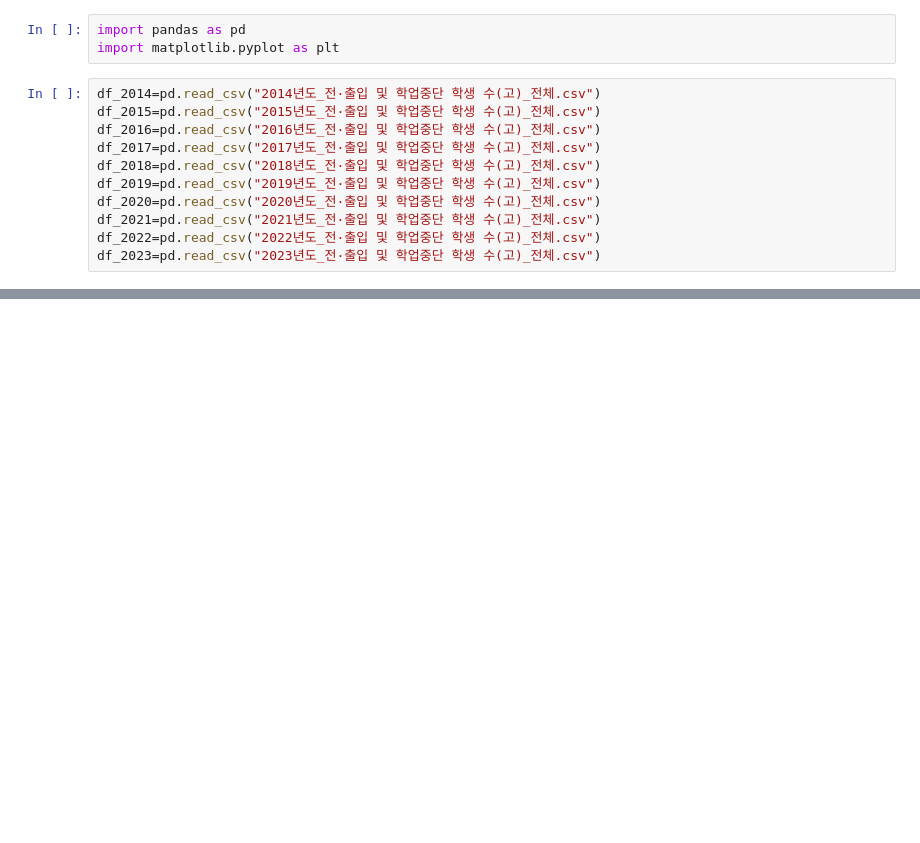
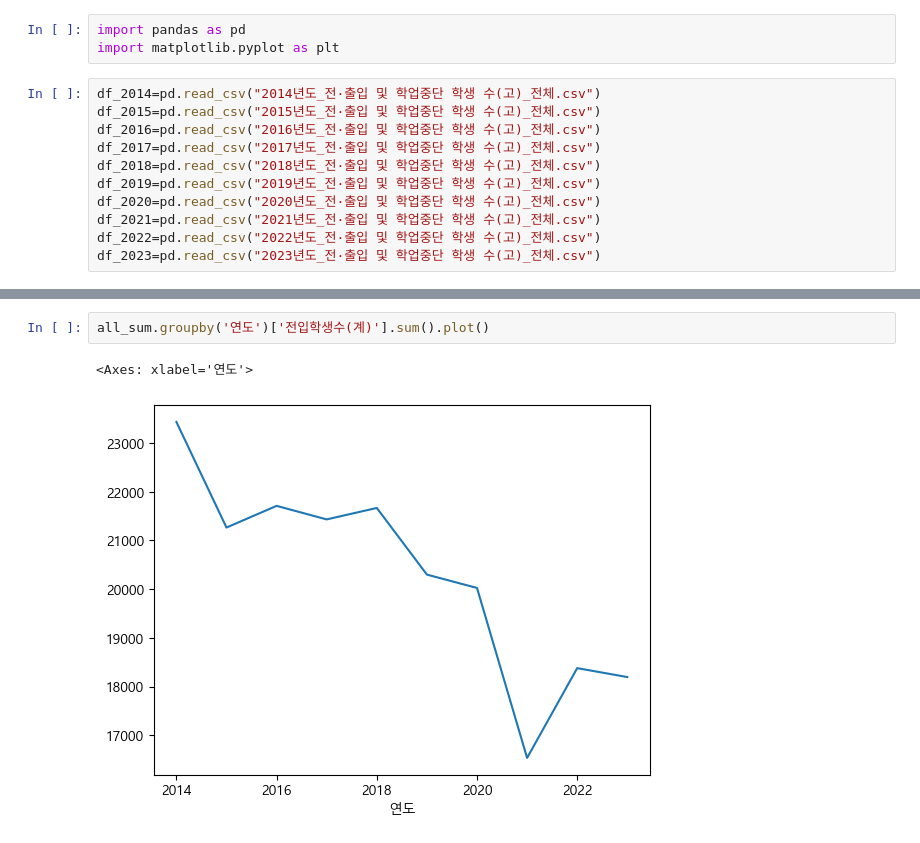
Before and after one commit to youngjunboy/2024_after-school, a Jupyter notebook: 2024_대회준비.ipynb, the cells around one changed output, grey strips where cells are left out. Saved outputs shown, nothing was run; the diff lists cells and outputs as text; blank space fills up the shorter version.

```diff
--- a/2024_대회준비.ipynb
+++ b/2024_대회준비.ipynb
@@ -21,0 +43,5 @@ plt.rcParams['axes.unicode_minus'] =False
+# %%
+all_sum.groupby('연도')['전입학생수(계)'].sum().plot()
+# %% [output]
+<Axes: xlabel='연도'>
+[figure, added]
```
Also changed, not shown: parts of 11 cells of this notebook.
